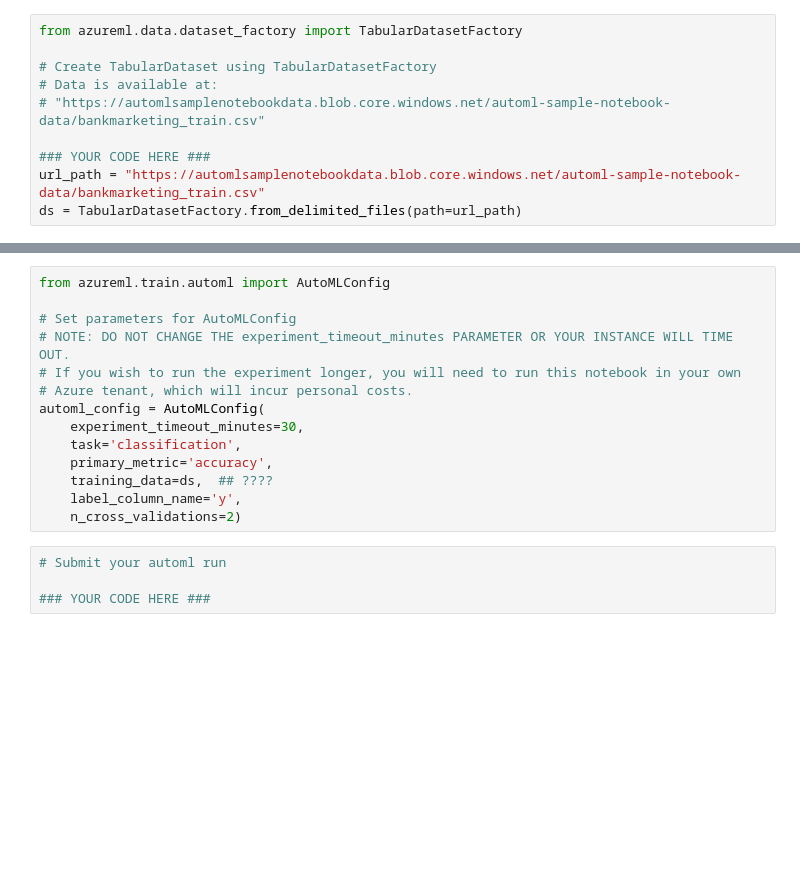
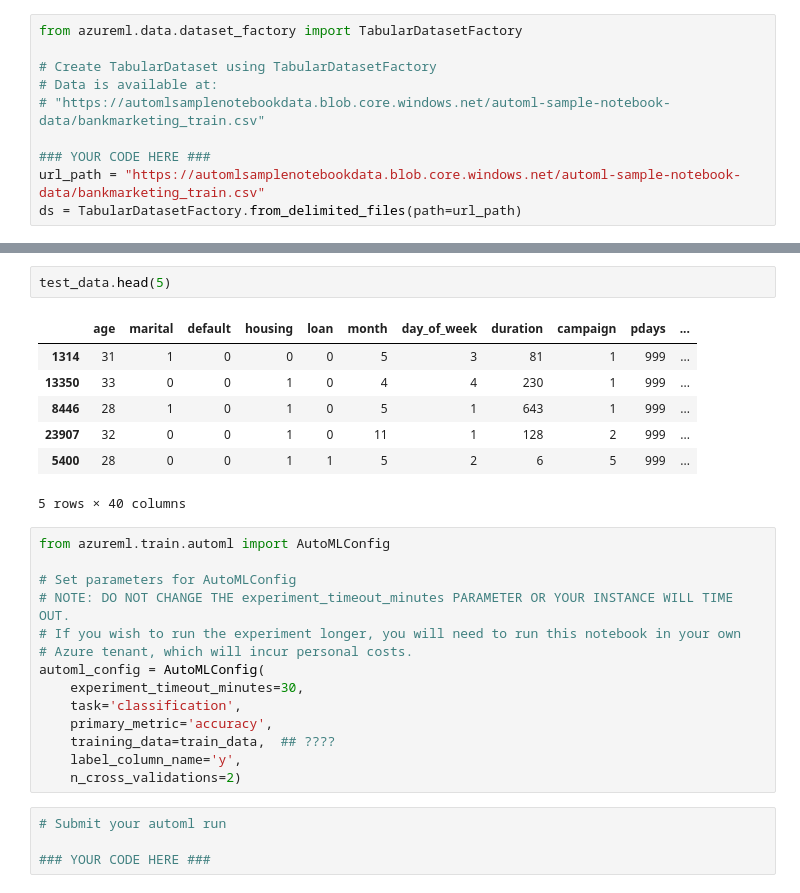
Before and after one commit to slee949720/ml_project_1, a Jupyter notebook: udacity-project.ipynb, the cells around one changed output, grey strips where cells are left out. Drawn from its saved outputs; the diff is of its cells as text; blank space fills up the shorter version.

```diff
--- a/udacity-project.ipynb
+++ b/udacity-project.ipynb
@@ -144,3 +214,13 @@ x, y = clean_data(ds)
+# %%
+test_data.head(5)
+# %% [output]
+|  | age | marital | default | housing | loan | month | day_of_week | duration | campaign | pdays | ... |
+| 1314 | 31 | 1 | 0 | 0 | 0 | 5 | 3 | 81 | 1 | 999 | ... |
+| 13350 | 33 | 0 | 0 | 1 | 0 | 4 | 4 | 230 | 1 | 999 | ... |
+| 8446 | 28 | 1 | 0 | 1 | 0 | 5 | 1 | 643 | 1 | 999 | ... |
+| 23907 | 32 | 0 | 0 | 1 | 0 | 11 | 1 | 128 | 2 | 999 | ... |
+| 5400 | 28 | 0 | 0 | 1 | 1 | 5 | 2 | 6 | 5 | 999 | ... |
+5 rows × 40 columns
 # %%
 from azureml.train.automl import AutoMLConfig
 
@@ -152,7 +232,7 @@ automl_config = AutoMLConfig(
     experiment_timeout_minutes=30,
     task='classification',
     primary_metric='accuracy',
-    training_data=ds,  ## ????
+    training_data=train_data,  ## ????
     label_column_name='y',
     n_cross_validations=2)
 # %%
```
Also changed, not shown: parts of 11 cells of this notebook.
